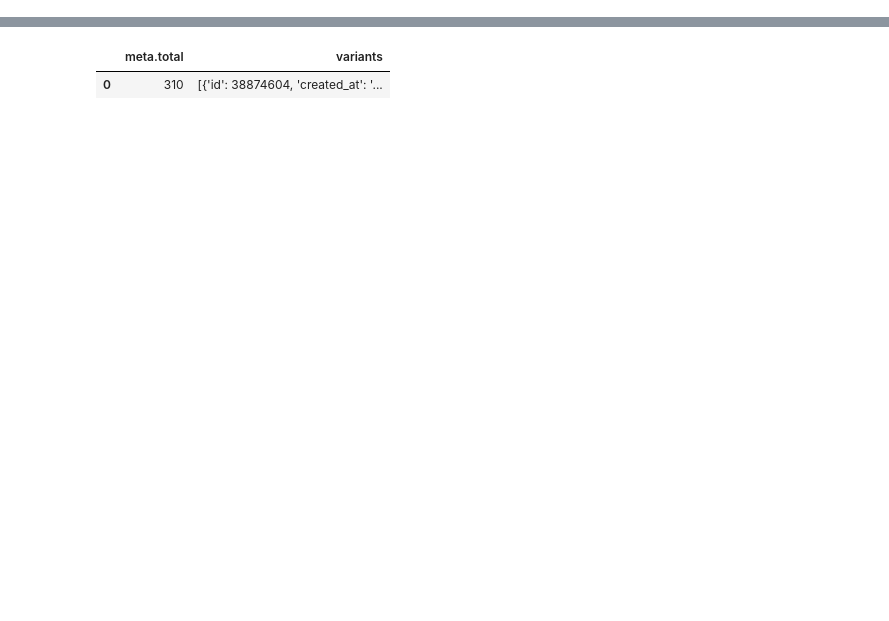
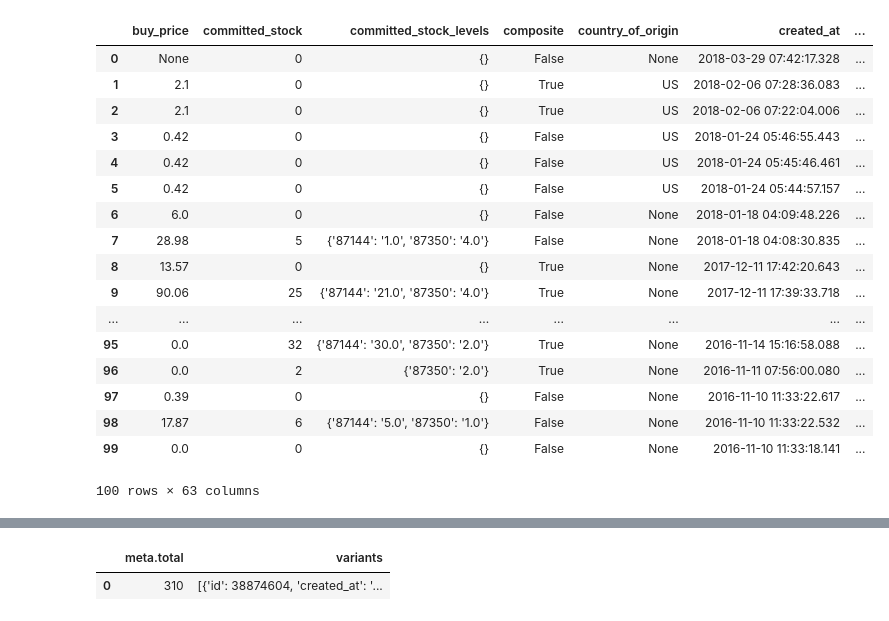
Before and after one commit to jeffl24/geckorizer, a Jupyter notebook: TradeGecko API Requests - Variants Inventory.ipynb, the cells around one changed output, grey strips where cells are left out. Cells and saved outputs as stored; diff of their text form; code cells hidden in the pictures; blank space fills up the shorter version.

```diff
--- a/TradeGecko API Requests - Variants Inventory.ipynb
+++ b/TradeGecko API Requests - Variants Inventory.ipynb
@@ -15,0 +79,24 @@ variants_df['created_at']  = pd.to_datetime(variants_df['created_at'])
+# %%
+# weird column names with weird numbers
+# pd.concat( [variants_df['sku'], variants_df['prices'].apply(pd.Series)], axis=1).rename(index=str, columns={0: 'sku'})
+
+pd.concat([variants_df, committed_stock_level_cols, prices_cols, stock_level_cols], axis = 1)
+# %% [output]
+|  | buy_price | committed_stock | committed_stock_levels | composite | country_of_origin | created_at | ... |
+| 0 | None | 0 | {} | False | None | 2018-03-29 07:42:17.328 | ... |
+| 1 | 2.1 | 0 | {} | True | US | 2018-02-06 07:28:36.083 | ... |
+| 2 | 2.1 | 0 | {} | True | US | 2018-02-06 07:22:04.006 | ... |
+| 3 | 0.42 | 0 | {} | False | US | 2018-01-24 05:46:55.443 | ... |
+| 4 | 0.42 | 0 | {} | False | US | 2018-01-24 05:45:46.461 | ... |
+| 5 | 0.42 | 0 | {} | False | US | 2018-01-24 05:44:57.157 | ... |
+| 6 | 6.0 | 0 | {} | False | None | 2018-01-18 04:09:48.226 | ... |
+| 7 | 28.98 | 5 | {'87144': '1.0', '87350': '4.0'} | False | None | 2018-01-18 04:08:30.835 | ... |
+| 8 | 13.57 | 0 | {} | True | None | 2017-12-11 17:42:20.643 | ... |
+| 9 | 90.06 | 25 | {'87144': '21.0', '87350': '4.0'} | True | None | 2017-12-11 17:39:33.718 | ... |
+| ... | ... | ... | ... | ... | ... | ... | ... |
+| 95 | 0.0 | 32 | {'87144': '30.0', '87350': '2.0'} | True | None | 2016-11-14 15:16:58.088 | ... |
+| 96 | 0.0 | 2 | {'87350': '2.0'} | True | None | 2016-11-11 07:56:00.080 | ... |
+| 97 | 0.39 | 0 | {} | False | None | 2016-11-10 11:33:22.617 | ... |
+| 98 | 17.87 | 6 | {'87144': '5.0', '87350': '1.0'} | False | None | 2016-11-10 11:33:22.532 | ... |
+| 99 | 0.0 | 0 | {} | False | None | 2016-11-10 11:33:18.141 | ... |
+100 rows × 63 columns
```
Also changed, not shown: parts of 11 cells of this notebook.
